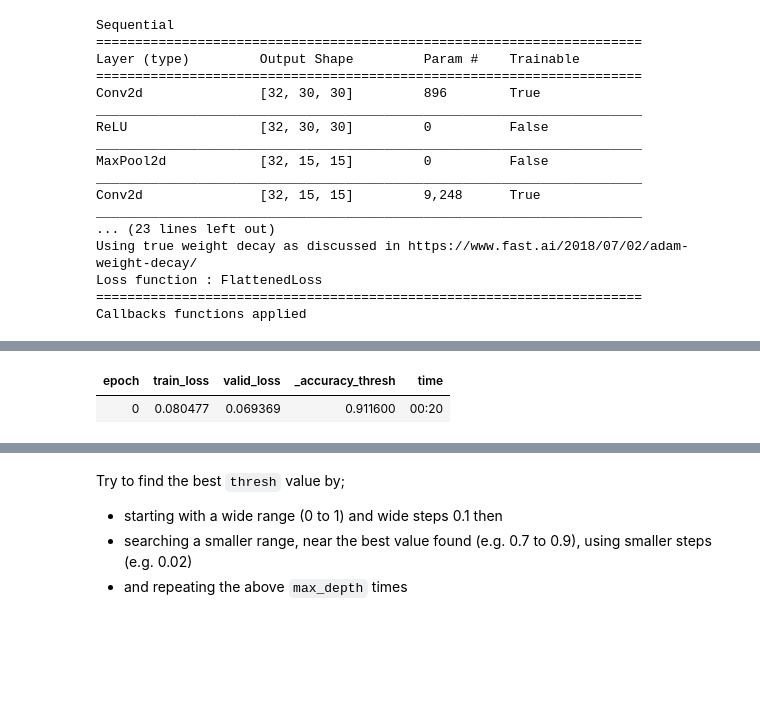
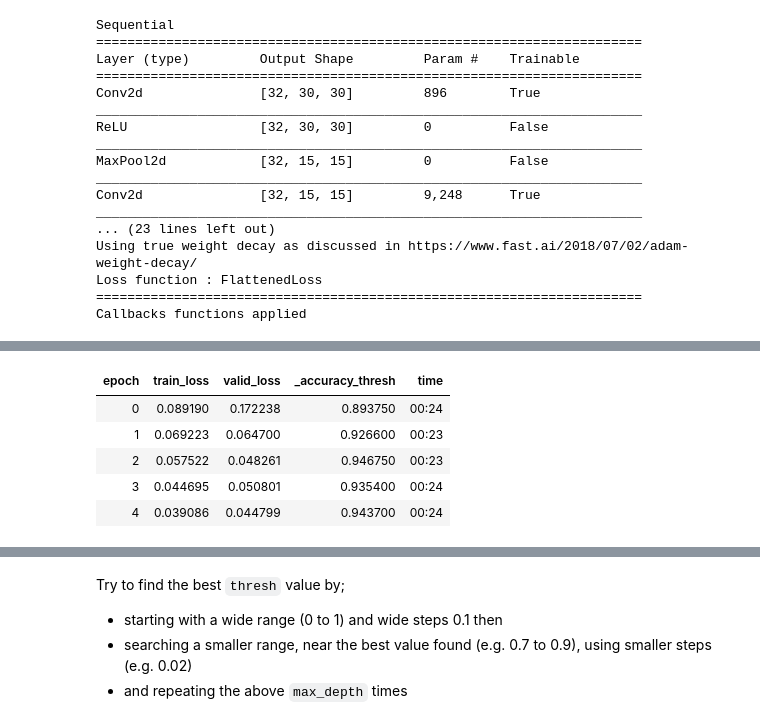
Before and after one commit to pete88b/data-science, a Jupyter notebook: myohddac/notebooks/mnist-or-not-training.ipynb, the cells around one changed output, grey strips where cells are left out. Saved outputs shown, nothing was run; the diff lists cells and outputs as text; code cells hidden in the pictures; blank space fills up the shorter version.

```diff
--- a/myohddac/notebooks/mnist-or-not-training.ipynb
+++ b/myohddac/notebooks/mnist-or-not-training.ipynb
@@ -96,5 +96,9 @@ LR Finder is complete, type {learner_name}.recorder.plot() to see the graph.
-# %%
-learn.fit_one_cycle(1, 5e-3)
-# %% [output]
-| epoch | train_loss | valid_loss | _accuracy_thresh | time |
-| 0 | 0.080477 | 0.069369 | 0.911600 | 00:20 |
+# %%
+learn.fit_one_cycle(5, 1e-2)
+# %% [output]
+| epoch | train_loss | valid_loss | _accuracy_thresh | time |
+| 0 | 0.089190 | 0.172238 | 0.893750 | 00:24 |
+| 1 | 0.069223 | 0.064700 | 0.926600 | 00:23 |
+| 2 | 0.057522 | 0.048261 | 0.946750 | 00:23 |
+| 3 | 0.044695 | 0.050801 | 0.935400 | 00:24 |
+| 4 | 0.039086 | 0.044799 | 0.943700 | 00:24 |
```
Also changed, not shown: parts of 7 cells of this notebook, 7 other files.
